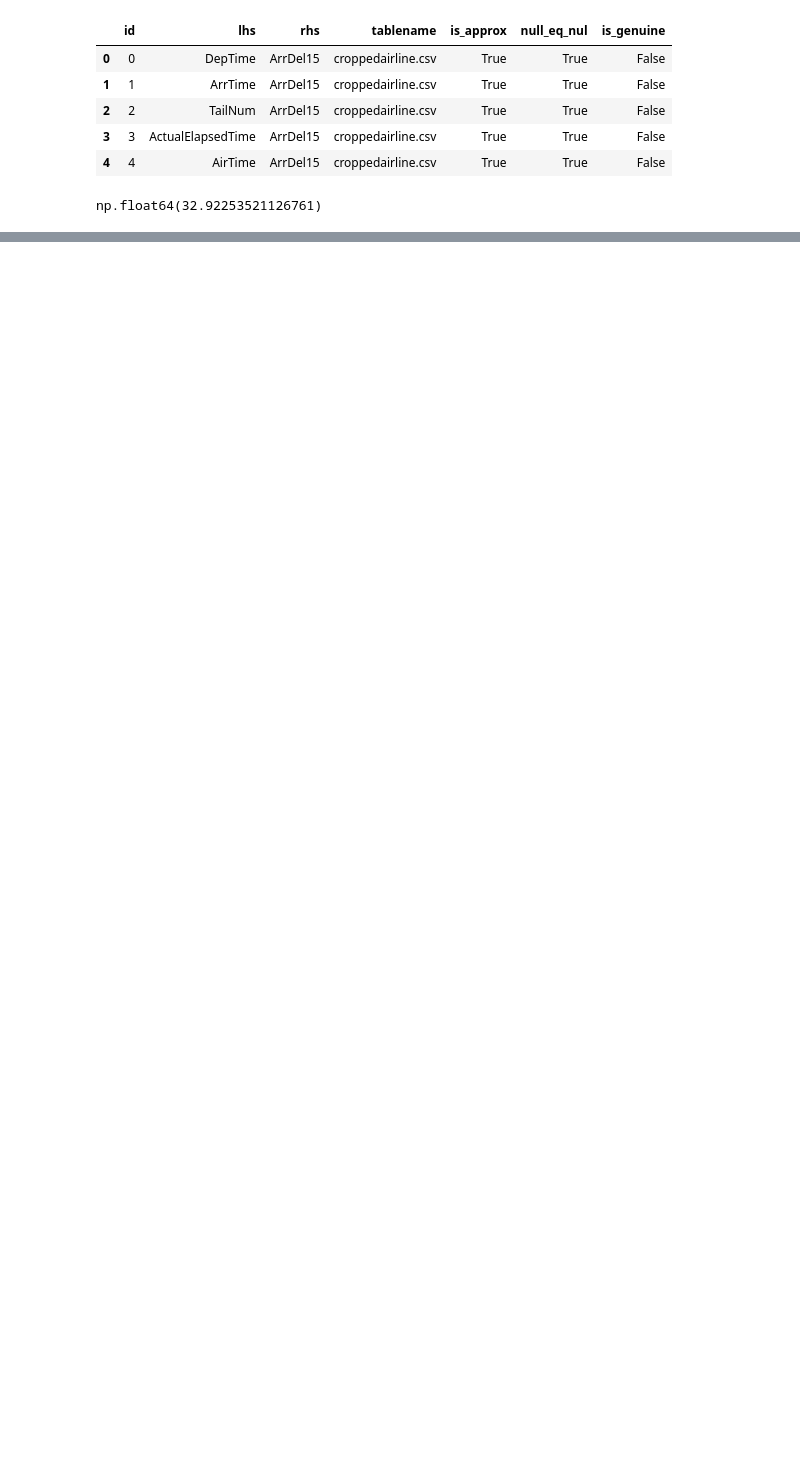
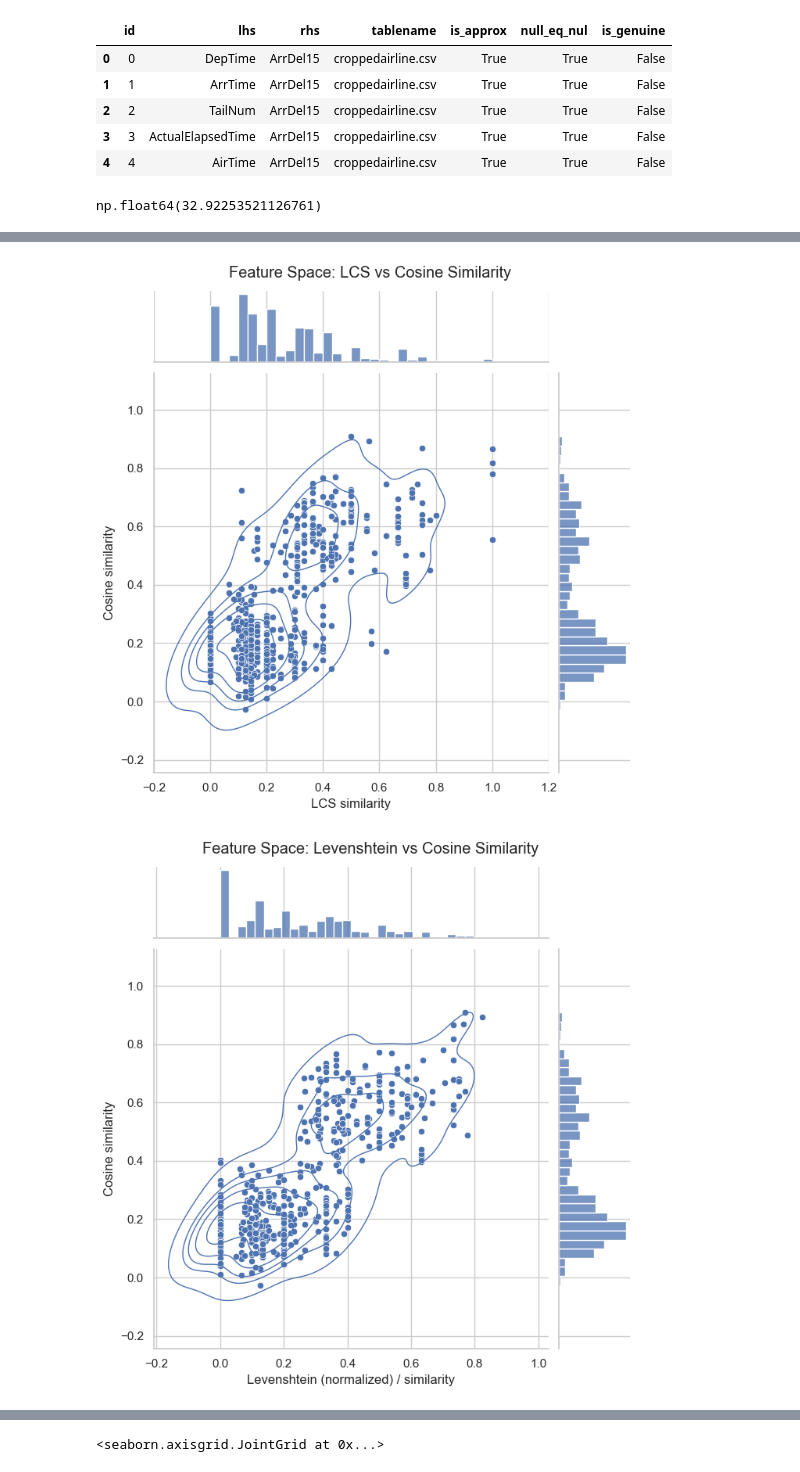
Before and after one commit to Jynns/dataprofiling_gen_fd, a Jupyter notebook: notebooks/vis.ipynb, the cells around one changed output, grey strips where cells are left out. Saved outputs shown, nothing was run; the diff lists cells and outputs as text; code cells hidden in the pictures; blank space fills up the shorter version.

```diff
--- a/notebooks/vis.ipynb
+++ b/notebooks/vis.ipynb
@@ -39,0 +182,79 @@ NameError: name 'sentenceTransformer' is not defined
+# %%
+import pandas as pd
+import matplotlib.pyplot as plt
+import seaborn as sns
+
+sns.set_theme(style="whitegrid")
+
+def make_jointplot(data, x_series, y_series, x_label, y_label, title,
+                   bins=30, height=7, kde_levels=6):
+    """Seaborn joint plot: scatter + marginal histograms + KDE contour overlay."""
+    df_plot = pd.DataFrame({
+        x_label: pd.to_numeric(x_series, errors="coerce"),
+        y_label: pd.to_numeric(y_series, errors="coerce"),
+    }).dropna()
+
+    g = sns.jointplot(
+        data=df_plot,
+        x=x_label,
+        y=y_label,
+        kind="scatter",
+        height=height,
+        space=0.15,
+        marginal_kws=dict(bins=bins, fill=True),
+    )
+
+    # density contours on top of the scatter
+    sns.kdeplot(
+        data=df_plot,
+        x=x_label,
+        y=y_label,
+        ax=g.ax_joint,
+        levels=kde_levels,
+        linewidths=1,
+    )
+
+    g.fig.suptitle(title, y=1.02)
+    g.ax_joint.set_xlabel(x_label)
+    g.ax_joint.set_ylabel(y_label)
+
+    plt.show()
+    return g
+
+# --- Compute features once (avoid recomputing 3x) ---
+lcs = data.apply(build_lcs, axis=1)
+cos = data.apply(build_cosine_sim, axis=1)
+lev = data.apply(build_levenshtein, axis=1)
+
+# --- 1) build_lcs vs build_cosine_sim ---
+make_jointplot(
+    data=data,
+    x_series=lcs,
+    y_series=cos,
+    x_label="LCS similarity",
+    y_label="Cosine similarity",
+    title="Feature Space: LCS vs Cosine Similarity",
+)
+
+# --- 2) build_lev vs build_cosine_sim ---
+make_jointplot(
+    data=data,
+    x_series=lev,
+    y_series=cos,
+    x_label="Levenshtein (normalized) / similarity",
+    y_label="Cosine similarity",
+    title="Feature Space: Levenshtein vs Cosine Similarity",
+)
+
+# --- 3) build_lcs vs build_lev ---
+make_jointplot(
+    data=data,
+    x_series=lcs,
+    y_series=lev,
+    x_label="LCS similarity",
+    y_label="Levenshtein (normalized) / similarity",
+    title="Feature Space: LCS vs Levenshtein",
+)
+# %% [output]
+[figure, added]
+[figure, added]
@@ -39,0 +262 @@ NameError: name 'sentenceTransformer' is not defined
+<seaborn.axisgrid.JointGrid at 0x...>
```
Also changed, not shown: parts of 24 cells of this notebook.
